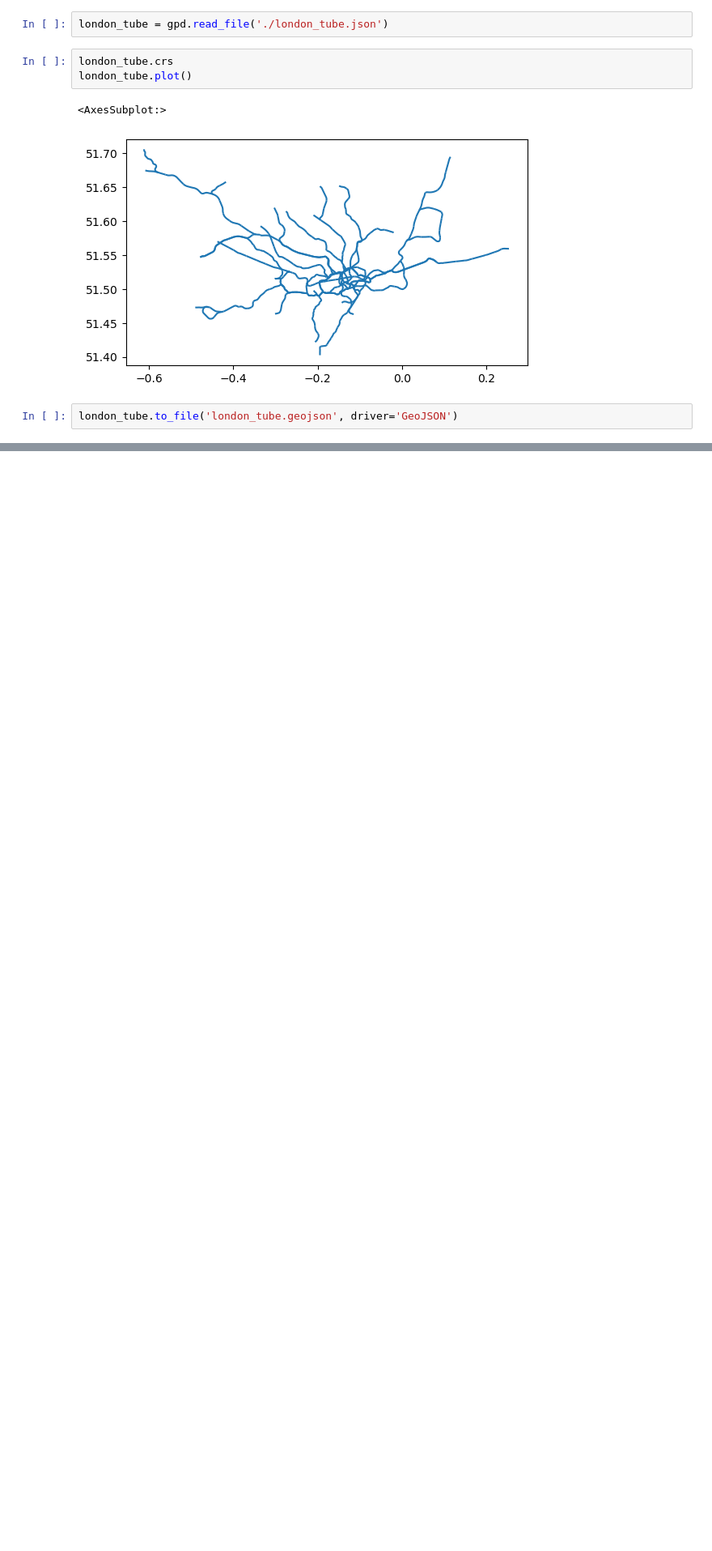
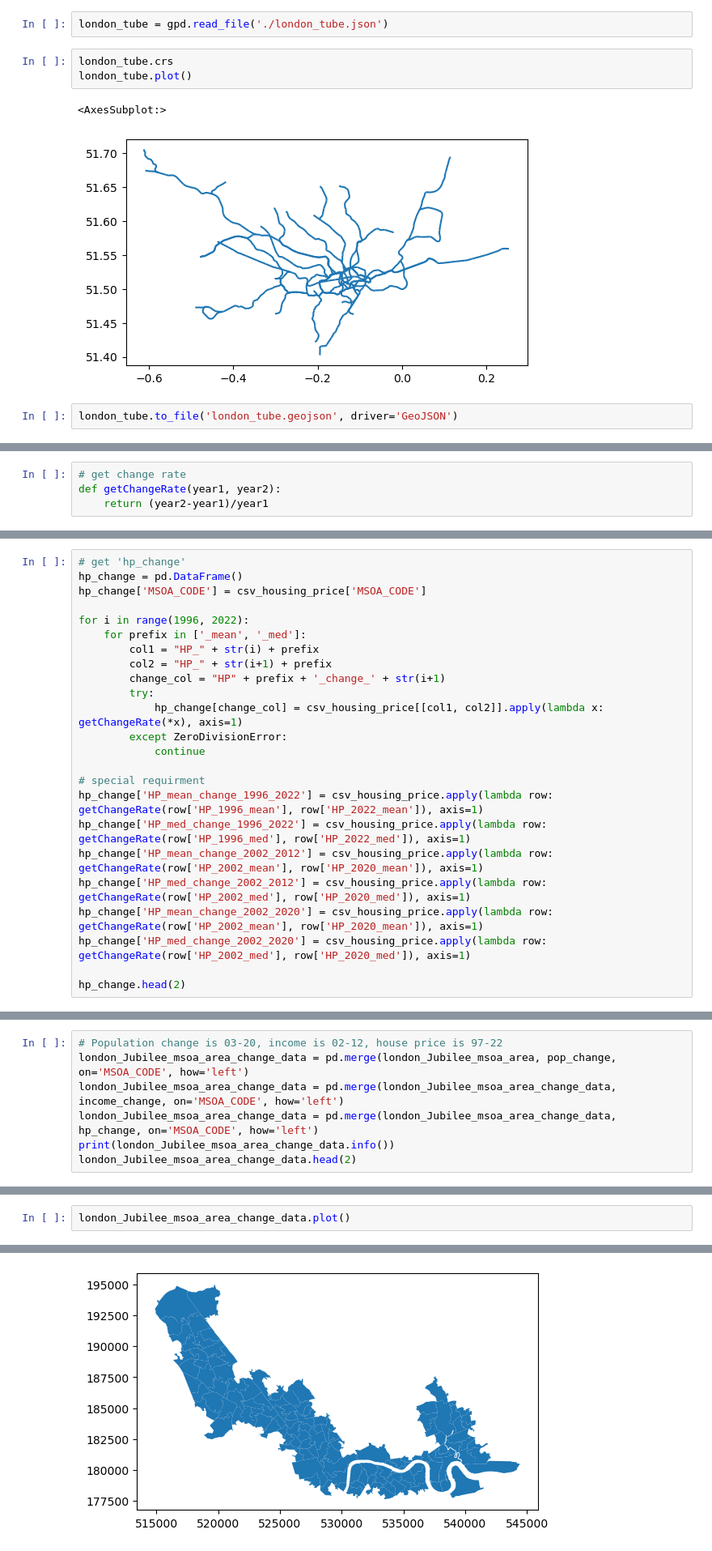
Before and after one commit to X-Fan-Jack/tube-empower-london-regeneration, a Jupyter notebook: data/0_data_factory.ipynb, the cells around one changed output, grey strips where cells are left out. Shown at 81% size. Saved outputs shown, nothing was run; the diff lists cells and outputs as text; blank space fills up the shorter version.

Commit message:
add the code for generate the geojson for msoa statistic charts

```diff
--- a/data/0_data_factory.ipynb
+++ b/data/0_data_factory.ipynb
@@ -205,0 +234,4 @@ london_tube.to_file('london_tube.geojson', driver='GeoJSON')
+# %%
+# get change rate
+def getChangeRate(year1, year2):
+    return (year2-year1)/year1
@@ -205,0 +375,24 @@ london_tube.to_file('london_tube.geojson', driver='GeoJSON')
+# %%
+# get 'hp_change'
+hp_change = pd.DataFrame()
+hp_change['MSOA_CODE'] = csv_housing_price['MSOA_CODE']
+
+for i in range(1996, 2022):
+    for prefix in ['_mean', '_med']:
+        col1 = "HP_" + str(i) + prefix
+        col2 = "HP_" + str(i+1) + prefix
+        change_col = "HP" + prefix + '_change_' + str(i+1)
+        try:
+            hp_change[change_col] = csv_housing_price[[col1, col2]].apply(lambda x: getChangeRate(*x), axis=1)
+        except ZeroDivisionError:
+            continue
+
+# special requirment
+hp_change['HP_mean_change_1996_2022'] = csv_housing_price.apply(lambda row: getChangeRate(row['HP_1996_mean'], row['HP_2022_mean']), axis=1)
+hp_change['HP_med_change_1996_2022'] = csv_housing_price.apply(lambda row: getChangeRate(row['HP_1996_med'], row['HP_2022_med']), axis=1)
+hp_change['HP_mean_change_2002_2012'] = csv_housing_price.apply(lambda row: getChangeRate(row['HP_2002_mean'], row['HP_2020_mean']), axis=1)
+hp_change['HP_med_change_2002_2012'] = csv_housing_price.apply(lambda row: getChangeRate(row['HP_2002_med'], row['HP_2020_med']), axis=1)
+hp_change['HP_mean_change_2002_2020'] = csv_housing_price.apply(lambda row: getChangeRate(row['HP_2002_mean'], row['HP_2020_mean']), axis=1)
+hp_change['HP_med_change_2002_2020'] = csv_housing_price.apply(lambda row: getChangeRate(row['HP_2002_med'], row['HP_2020_med']), axis=1)
+
+hp_change.head(2)
@@ -205,0 +406,7 @@ london_tube.to_file('london_tube.geojson', driver='GeoJSON')
+# %%
+# Population change is 03-20, income is 02-12, house price is 97-22
+london_Jubilee_msoa_area_change_data = pd.merge(london_Jubilee_msoa_area, pop_change, on='MSOA_CODE', how='left')
+london_Jubilee_msoa_area_change_data = pd.merge(london_Jubilee_msoa_area_change_data, income_change, on='MSOA_CODE', how='left')
+london_Jubilee_msoa_area_change_data = pd.merge(london_Jubilee_msoa_area_change_data, hp_change, on='MSOA_CODE', how='left')
+print(london_Jubilee_msoa_area_change_data.info())
+london_Jubilee_msoa_area_change_data.head(2)
@@ -205,0 +426,3 @@ london_tube.to_file('london_tube.geojson', driver='GeoJSON')
+# %%
+london_Jubilee_msoa_area_change_data.plot()
+# %% [output]
@@ -205,0 +430 @@ london_tube.to_file('london_tube.geojson', driver='GeoJSON')
+[figure, added]
```
Also changed, not shown: parts of 22 cells of this notebook, 2 other files.
